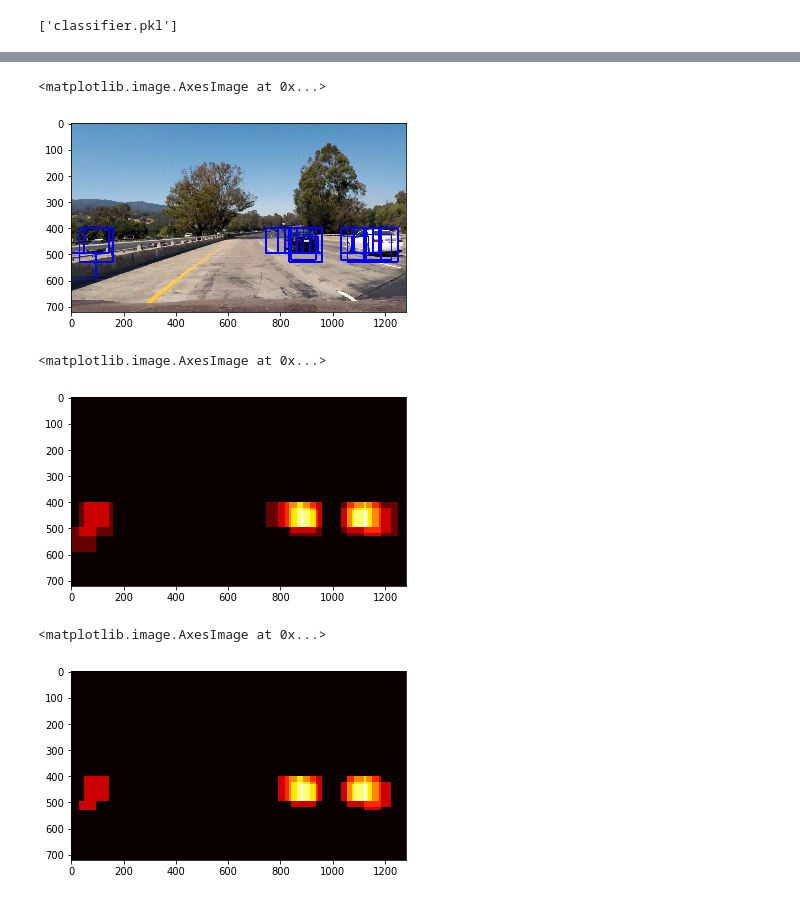
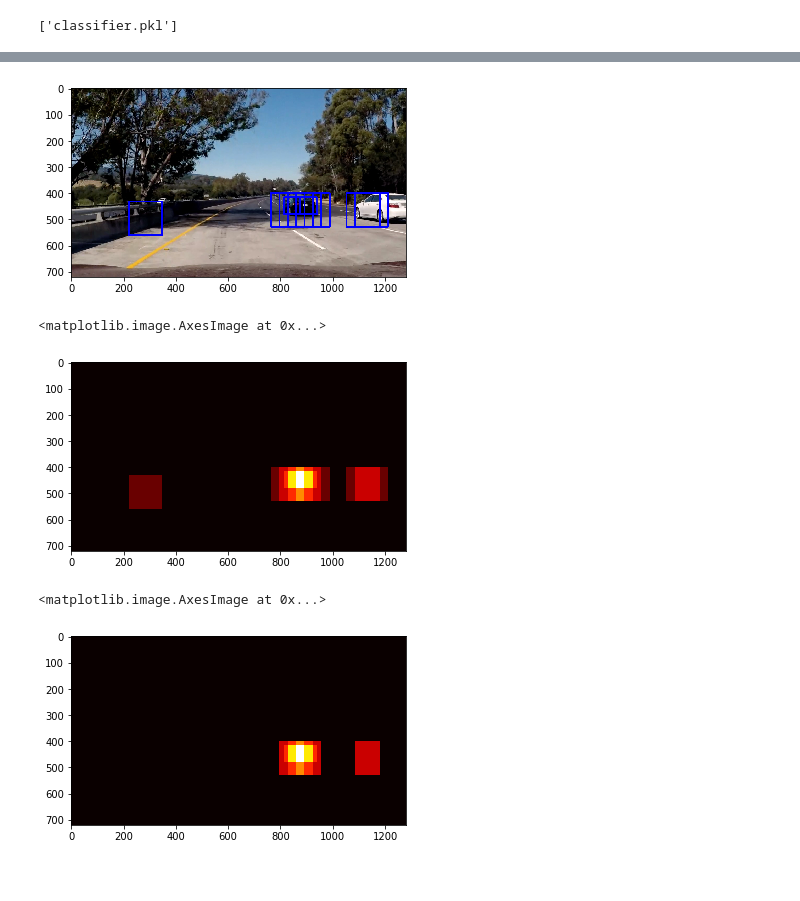
Before and after one commit to gr8manbir/Manbir_den, a Jupyter notebook: Self_Driving_Car/CarND-Vehicle-Detection/VehicleDetecion.ipynb, the cells around one changed output, grey strips where cells are left out. Saved outputs shown, nothing was run; the diff lists cells and outputs as text; code cells hidden in the pictures.

```diff
--- a/Self_Driving_Car/CarND-Vehicle-Detection/VehicleDetecion.ipynb
+++ b/Self_Driving_Car/CarND-Vehicle-Detection/VehicleDetecion.ipynb
@@ -134,14 +134,14 @@ def extract_features(imgs, color_space='RGB', spatial_size=(32, 32),
     return features
 # %%
 #Define constantds to be used for this solution after optimization
-color_space = 'HLS' # Can be RGB, HSV, LUV, HLS, YUV, YCrCb
-orient = 12  # HOG orientations
+color_space = 'HSV' # Can be RGB, HSV, LUV, HLS, YUV, YCrCb
+orient = 9  # HOG orientations
 pix_per_cell = 8 # HOG pixels per cell
 cell_per_block = 2 # HOG cells per block
 hog_channel = 'ALL' # Can be 0, 1, 2, or "ALL"
-spatial_size = (16, 16) # Spatial binning dimensions
-hist_bins = 16    # Number of histogram bins
-spatial_feat = False # Spatial features on or off
+spatial_size = (32, 32) # Spatial binning dimensions
+hist_bins = 32    # Number of histogram bins
+spatial_feat = True # Spatial features on or off
 hist_feat = False # Histogram features on or off - As feature concatenation is giving me memory errors
 hog_feat = True # HOG features on or off
 y_start_stop = [400, 700] # Min and max in y to search in slide_window()
@@ -359,7 +348,7 @@ def find_cars(img, ystart, ystop, color_space, scale, svc, X_scaler, orient, pix
     draw_img = np.copy(img)
     img = img.astype(np.float32)/255
 
-    img_tosearch = img[ystart:ystop,:,:]
+    img_tosearch = img[ystart:ystop,220:,:]
 
     rectangle_boxes=[]
     # Apply color conversion if other than 'RGB'
@@ -374,7 +363,7 @@ def find_cars(img, ystart, ystop, color_space, scale, svc, X_scaler, orient, pix
             ctrans_tosearch = cv2.cvtColor(img_tosearch, cv2.COLOR_RGB2YUV)
         elif color_space == 'YCrCb':
             ctrans_tosearch = cv2.cvtColor(img_tosearch, cv2.COLOR_RGB2YCrCb)
-    else: ctrans_tosearch = np.copy(image)
+    else: ctrans_tosearch = np.copy(img_tosearch)
 
     if scale != 1:
         imshape = ctrans_tosearch.shape
@@ -419,25 +408,27 @@ def find_cars(img, ystart, ystop, color_space, scale, svc, X_scaler, orient, pix
 
             ### Below code is commented as we do not use spatial features and histogram features
             # Get color features
-            #spatial_features = bin_spatial(subimg, size=spatial_size)
-            #hist_features = color_hist(subimg, nbins=hist_bins)
+            spatial_features = bin_spatial(subimg, size=spatial_size)
+            hist_features = color_hist(subimg, nbins=hist_bins)
 
             # Scale features and make a prediction
-            #test_features = X_scaler.transform(np.hstack((spatial_features, hist_features, hog_features)).reshape(1, -1))
-            #test_features = X_scaler.transform(np.hstack((shape_feat, hist_feat)).reshape(1, -1))
-            #test_prediction = svc.predict(test_features)
+
+            test_features =  np.hstack((spatial_features, hog_features)).reshape(1, -1)
+            #test_features =  np.hstack((spatial_features, hist_feat, hog_features)).reshape(1, -1)
+            test_features = X_scaler.transform(test_features)
+            test_prediction = svc.predict(test_features)
 
             #In hindisght, we do not need standard scaling as we are only using HOG features,
             # But since we have a scaler which we used in classification, we will use it here
-            test_features = X_scaler.transform(hog_features.reshape(1,-1))
-            test_prediction = svc.predict(test_features)
+            #test_features = X_scaler.transform(hog_features.reshape(1,-1))
+            #test_prediction = svc.predict(test_features)
 
             # Our labels were only 0/1. Hopefully the classifier will do the same
             if test_prediction == 1:
                 xbox_left = np.int(xleft*scale)
                 ytop_draw = np.int(ytop*scale)
                 win_draw = np.int(window*scale)
-                rectangle_boxes.append(((xbox_left, ytop_draw+ystart),(xbox_left+win_draw,ytop_draw+win_draw+ystart)))
+                rectangle_boxes.append(((xbox_left+220, ytop_draw+ystart),(xbox_left+220+win_draw,ytop_draw+win_draw+ystart)))
 
     return rectangle_boxes
 
@@ -453,21 +444,25 @@ def draw_boxes(img, bboxes, color=(0, 0, 255), thick=6):
     return imcopy
 # %%
 # Test to generate boxes over scale 1, 1.5, 2.0
-img = mpimg.imread('test_images/test1.jpg')
+img = mpimg.imread('test_images/test5.jpg')
 
 rectangles=[]
 #We could possibly use different regions for different scale sizes. But for now let's keep one lowe half size
 # for all scales. Will optimize based on time available
 y_start=400
-y_end=650
+y_end=500
 scale=1.0
 rectangles += find_cars(img, y_start, y_end, color_space, scale, classifier,
                   scaler, orient, pix_per_cell, cell_per_block, spatial_size, hist_bins)
 
+y_start=450
+y_end=540
 scale=1.5
 rectangles += find_cars(img, y_start, y_end, color_space, scale, classifier,
                   scaler, orient, pix_per_cell, cell_per_block, spatial_size, hist_bins)
 
+y_start=400
+y_end=650
 scale=2.0
 rectangles += find_cars(img, y_start, y_end, color_space, scale, classifier,
                   scaler, orient, pix_per_cell, cell_per_block, spatial_size, hist_bins)
@@ -480,5 +474,4 @@ C:\ProgramData\Anaconda3\envs\carnd-term1\lib\site-packages\skimage\feature\_hog
-<matplotlib.image.AxesImage at 0x...>
-[figure, old version]
+[figure, new version]
 # %%
 # Heatmap function - taken from class
 def add_heat(heatmap, bbox_list):
@@ -518,14 +511,14 @@ img_heatmap = add_heat(img_heatmap,rectangles)
 plt.imshow(img_heatmap, cmap='hot')
 # %% [output]
 <matplotlib.image.AxesImage at 0x...>
-[figure, old version]
+[figure, new version]
 # %%
 #Thresholding test
-img_heatmap=apply_threshold(img_heatmap, 1.25)
+img_heatmap=apply_threshold(img_heatmap, 1)
 plt.imshow(img_heatmap, cmap='hot')
 # %% [output]
 <matplotlib.image.AxesImage at 0x...>
-[figure, old version]
+[figure, new version]
 # %%
 #Labelling and naming test
 labels=label(img_heatmap)
```
Also changed, not shown: parts of 17 cells of this notebook.
